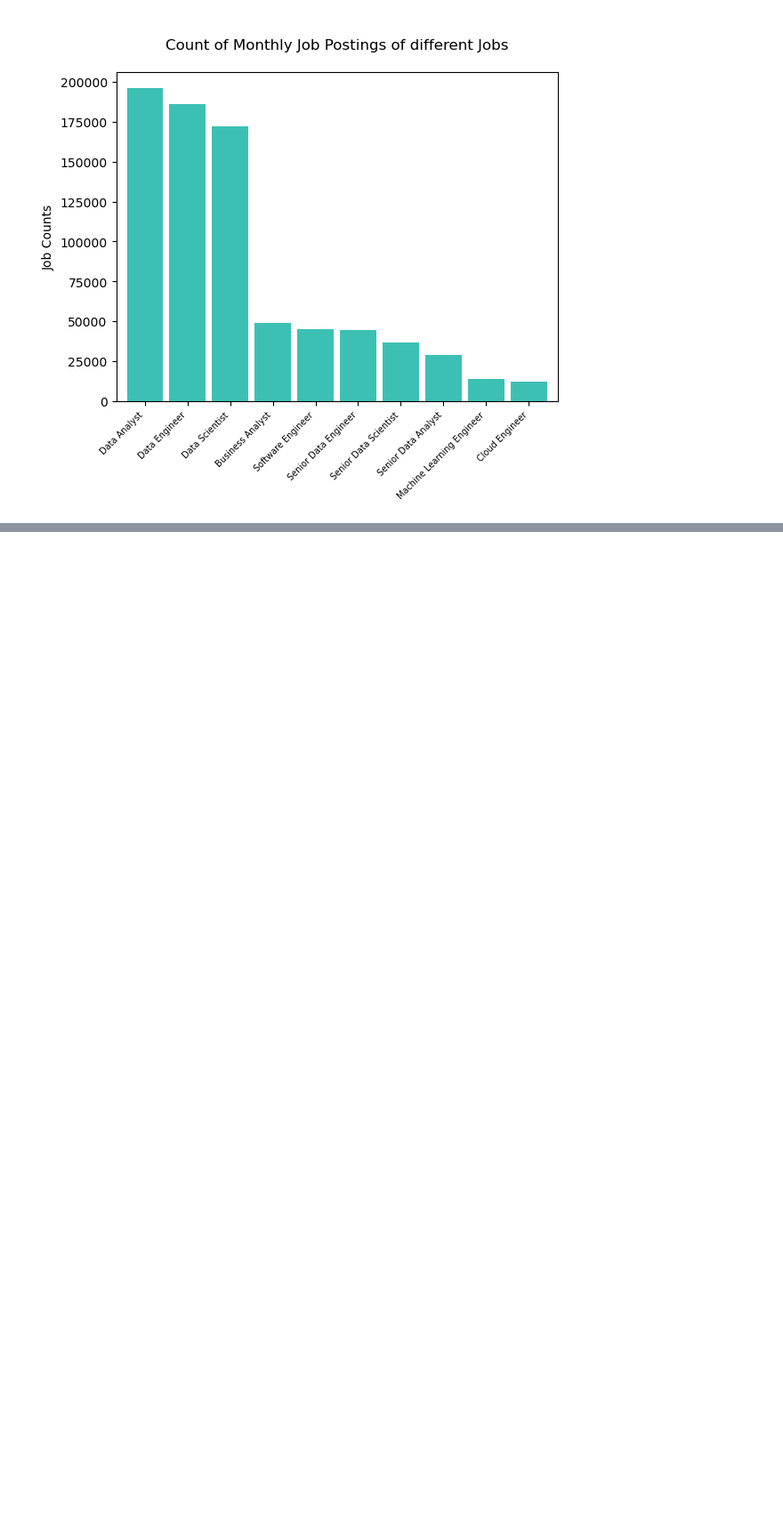
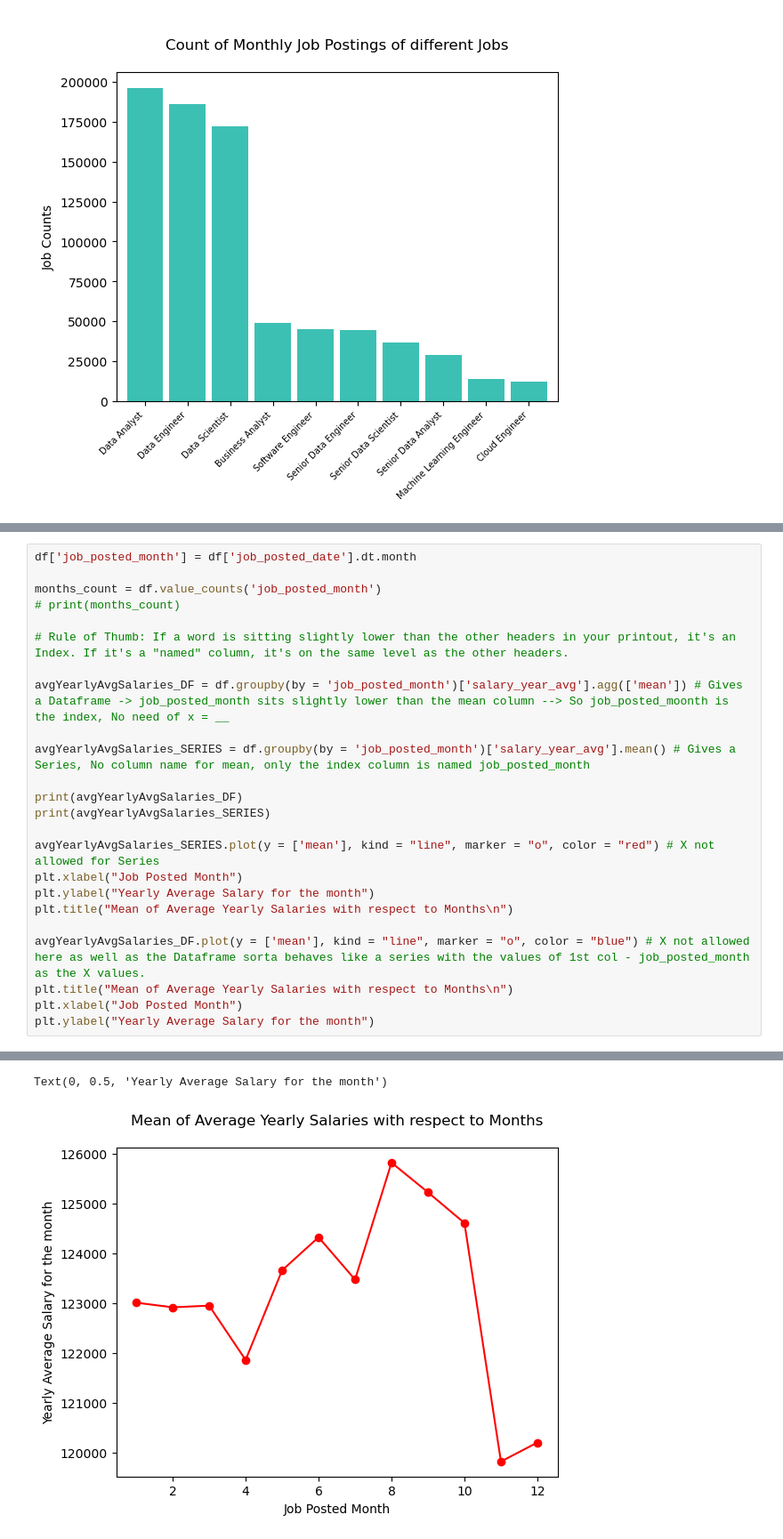
Before and after one commit to Sonu64/Data_Analytics, a Jupyter notebook: 01_Basics/Matplotlib/pandas_plotting.ipynb, the cells around one changed output, grey strips where cells are left out. Shown at 89% size. Drawn from its saved outputs; the diff is of its cells as text; blank space fills up the shorter version.

```diff
--- a/01_Basics/Matplotlib/pandas_plotting.ipynb
+++ b/01_Basics/Matplotlib/pandas_plotting.ipynb
@@ -49,0 +43,25 @@ KeyError: 'job_posted_date'
+# %%
+df['job_posted_month'] = df['job_posted_date'].dt.month
+
+months_count = df.value_counts('job_posted_month')
+# print(months_count)
+
+# Rule of Thumb: If a word is sitting slightly lower than the other headers in your printout, it's an Index. If it's a "named" column, it's on the same level as the other headers.
+
+avgYearlyAvgSalaries_DF = df.groupby(by = 'job_posted_month')['salary_year_avg'].agg(['mean']) # Gives a Dataframe -> job_posted_month sits slightly lower than the mean column --> So job_posted_moonth is the index, No need of x = __
+
+avgYearlyAvgSalaries_SERIES = df.groupby(by = 'job_posted_month')['salary_year_avg'].mean() # Gives a Series, No column name for mean, only the index column is named job_posted_month
+
+print(avgYearlyAvgSalaries_DF)
+print(avgYearlyAvgSalaries_SERIES)
+
+avgYearlyAvgSalaries_SERIES.plot(y = ['mean'], kind = "line", marker = "o", color = "red") # X not allowed for Series
+plt.xlabel("Job Posted Month")
+plt.ylabel("Yearly Average Salary for the month")
+plt.title("Mean of Average Yearly Salaries with respect to Months\n")
+
+avgYearlyAvgSalaries_DF.plot(y = ['mean'], kind = "line", marker = "o", color = "blue") # X not allowed here as well as the Dataframe sorta behaves like a series with the values of 1st col - job_posted_month as the X values.
+plt.title("Mean of Average Yearly Salaries with respect to Months\n")
+plt.xlabel("Job Posted Month")
+plt.ylabel("Yearly Average Salary for the month")
+# %% [output]
@@ -49,0 +85,2 @@ KeyError: 'job_posted_date'
+Text(0, 0.5, 'Yearly Average Salary for the month')
+[figure, added]
```
Also changed, not shown: parts of 2 cells of this notebook.
